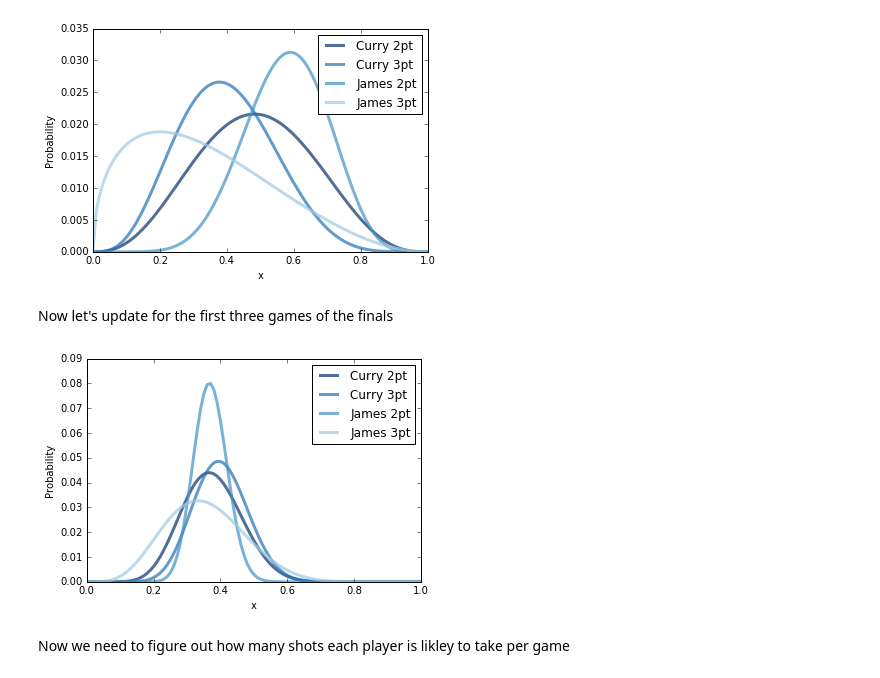
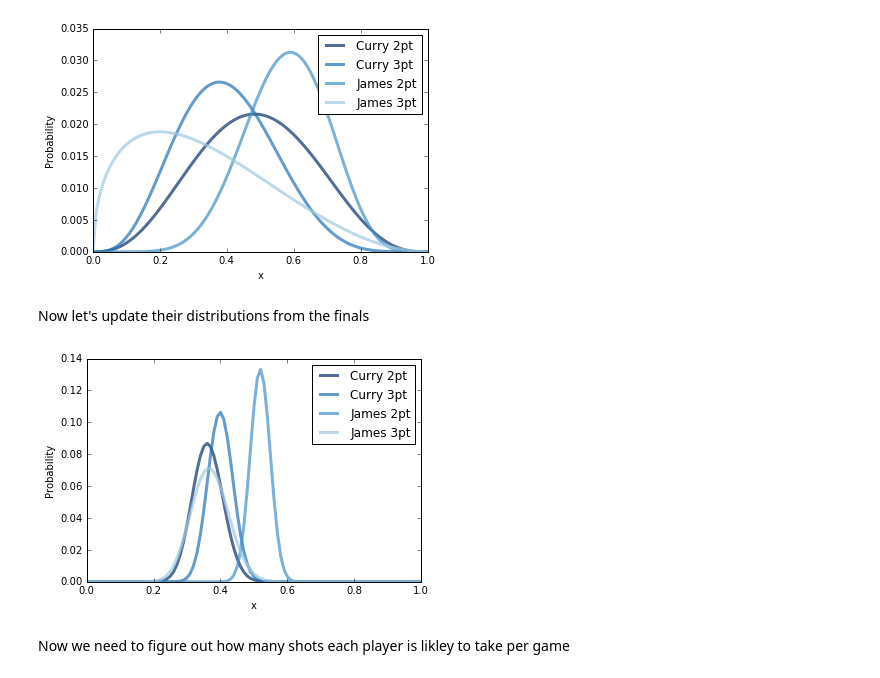
Before and after one commit to mortier/ThinkBayes2, a Jupyter notebook: code/report02.ipynb, the cells around one changed output. Drawn from its saved outputs; the diff is of its cells as text; code cells hidden in the pictures.

```diff
--- a/code/report02.ipynb
+++ b/code/report02.ipynb
@@ -67,27 +67,47 @@ thinkplot.Config(xlabel='x', ylabel='Probability')
 # %% [output]
 [figure]
 # %% [markdown]
-Now let's update for the first three games of the finals
+Now let's update their distributions from the finals
 # %%
 Curry2.Update((1,7))
 Curry2.Update((3,3))
 Curry2.Update((3,4))
+Curry2.Update((4,8))
+Curry2.Update((3,3))
+Curry2.Update((2,5))
+Curry2.Update((2,3))
+
 Curry3.Update((3,5))
 Curry3.Update((4,4))
 Curry3.Update((3,6))
-James2.Update((7,17))
-James2.Update((6,12))
-James2.Update((13,24))
+Curry3.Update((7,6))
+Curry3.Update((5,10))
+Curry3.Update((6,7))
+Curry3.Update((4,10))
+
+James2.Update((7,10))
+James2.Update((6,6))
+James2.Update((13,11))
+James2.Update((9,8))
+James2.Update((12,10))
+James2.Update((13,8))
+James2.Update((8,11))
+
 James3.Update((2,2))
 James3.Update((1,4))
 James3.Update((1,1))
+James3.Update((1,4))
+James3.Update((4,4))
+James3.Update((3,3))
+James3.Update((1,4))
+
 thinkplot.Pdf(Curry2.MakePmf())
 thinkplot.Pdf(Curry3.MakePmf())
 thinkplot.Pdf(James2.MakePmf())
 thinkplot.Pdf(James3.MakePmf())
 thinkplot.Config(xlabel='x', ylabel='Probability')
 # %% [output]
-[figure, old version]
+[figure, new version]
 # %% [markdown]
 Now we need to figure out how many shots each player is likley to take per game
 # %%
```
Also changed, not shown: parts of 5 cells of this notebook.
